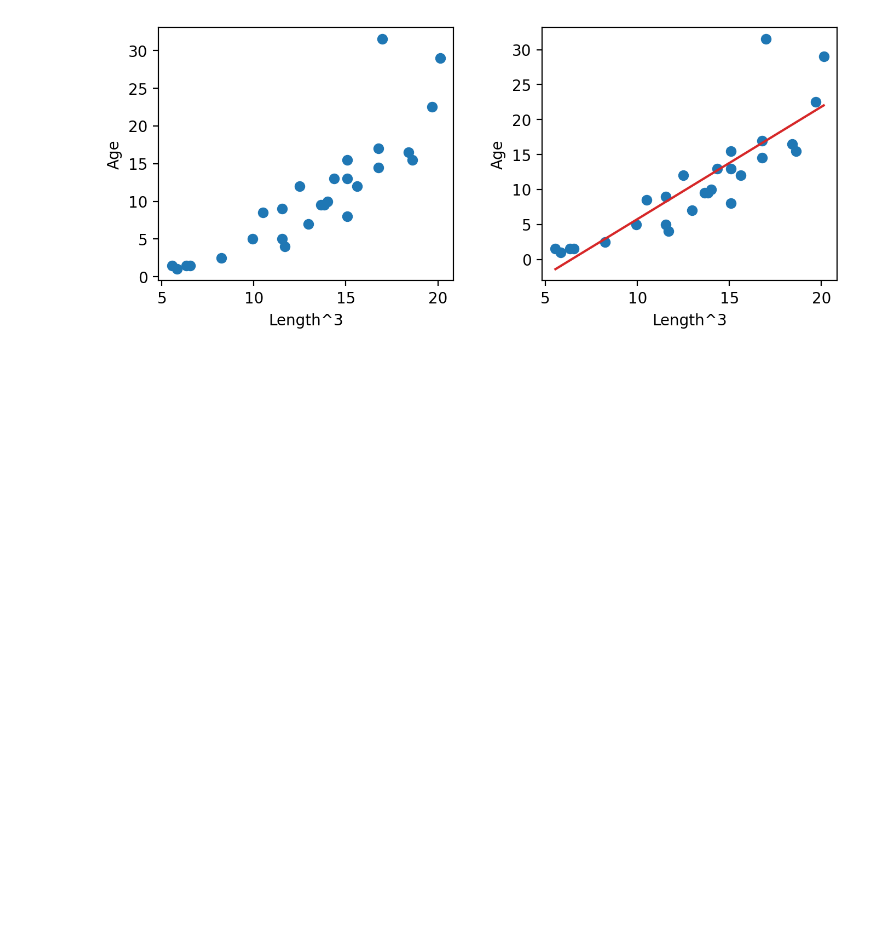
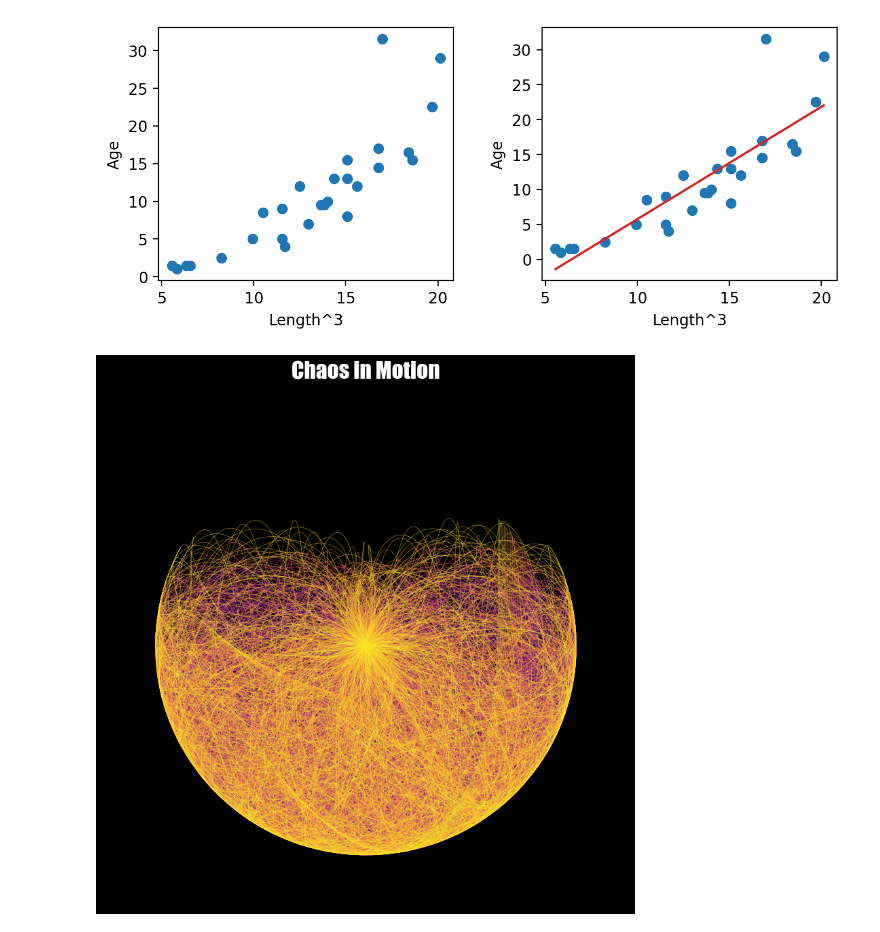
Before and after one commit to jordanarlan/UC-Berkeley-DS100, a Jupyter notebook: Week 6/Untitled-1.ipynb, the cells around one changed output. Saved outputs shown, nothing was run; the diff lists cells and outputs as text; code cells hidden in the pictures; blank space fills up the shorter version.

```diff
--- a/Week 6/Untitled-1.ipynb
+++ b/Week 6/Untitled-1.ipynb
@@ -117,3 +117,98 @@ ax[1].set_ylabel(r"Age")
 plt.subplots_adjust(wspace=0.3);
 # %% [output]
 [figure]
+# %%
+import matplotlib.pyplot as plt
+from scipy.integrate import odeint
+
+# Constants
+G = 9.8  # gravity
+L1 = 1.0  # length of pendulum 1
+L2 = 1.0  # length of pendulum 2
+M1 = 1.0  # mass of pendulum 1
+M2 = 1.0  # mass of pendulum 2
+
+
+# Initial conditions: theta1, dtheta1/dt, theta2, dtheta2/dt.
+Y0 = [3*np.pi/7, 0, 3*np.pi/4, 0]
+
+def equations(Y, t):
+    theta1, z1, theta2, z2 = Y
+    c, s = np.cos(theta1-theta2), np.sin(theta1-theta2)
+    theta1_dot = z1
+    z1_dot = (M2*G*np.sin(theta2)*c - M2*s*(L1*z1**2*c + L2*z2**2) - (M1+M2)*G*np.sin(theta1)) / L1 / (M1 + M2*s**2)
+    theta2_dot = z2
+    z2_dot = ((M1+M2)*(L1*z1**2*s - G*np.sin(theta2) + G*np.sin(theta1)*c) + M2*L2*z2**2*s*c) / L2 / (M1 + M2*s**2)
+    return theta1_dot, z1_dot, theta2_dot, z2_dot
+
+
+# Time array
+t = np.linspace(0, 50, 5000)
+
+# Integrate the ODE using scipy.integrate.
+Y = odeint(equations, Y0, t)
+
+# Extract theta values from the solution
+theta1, theta2 = Y[:,0], Y[:,2]
+
+# Convert theta to x, y coordinates
+x1 = L1 * np.sin(theta1)
+y1 = -L1 * np.cos(theta1)
+x2 = x1 + L2 * np.sin(theta2)
+y2 = y1 - L2 * np.cos(theta2)
+
+# Create a color map to represent time
+colors = plt.cm.viridis(np.linspace(0, 1, len(x2)))
+
+# Define a function to calculate the pendulum path
+def calculate_path(Y0):
+    # Integrate the ODE using scipy.integrate.
+    Y = odeint(equations, Y0, t)
+
+    # Extract theta values from the solution
+    theta1, theta2 = Y[:,0], Y[:,2]
+
+    # Convert theta to x, y coordinates
+    x1 = L1 * np.sin(theta1)
+    y1 = -L1 * np.cos(theta1)
+    x2 = x1 + L2 * np.sin(theta2)
+    y2 = y1 - L2 * np.cos(theta2)
+
+    return x2, y2
+
+# Time array
+t = np.linspace(0, 50, 5000)
+
+# Create a new figure and axis, with a black background
+fig, ax = plt.subplots(figsize=(10, 10))
+fig.patch.set_facecolor('black')
+
+# Simulate and plot the paths of multiple pendulums with slightly different initial conditions
+for i in range(50):
+    # Initial conditions: theta1, dtheta1/dt, theta2, dtheta2/dt.
+    Y0 = [3*np.pi/7 + 0.01*i, 0, 3*np.pi/4 + 0.01*i, 0]
+    x2, y2 = calculate_path(Y0)
+
+    # Use the plasma color map for more contrast
+    color = plt.cm.plasma(i / 50)
+
+    # Plot the path of the pendulum with the color
+    ax.plot(x2, y2, color=color, alpha=0.6, linewidth=0.5)
+
+# Set the plot title with a specific font
+plt.title('Chaos in Motion', color='white', fontsize=24, fontname='fantasy')
+
+# Set the plot limits
+plt.xlim([-2.5, 2.5])
+plt.ylim([-2.5, 2.5])
+
+# Add a subtle grid
+ax.grid(True, linestyle='-', color='white', alpha=0.1)
+
+# Remove labels and set the ticks color to white
+ax.axis('off')
+ax.tick_params(colors='white')
+
+plt.show()
+# %% [output]
+[figure, added]
```
Also changed, not shown: parts of 1 cell of this notebook.
